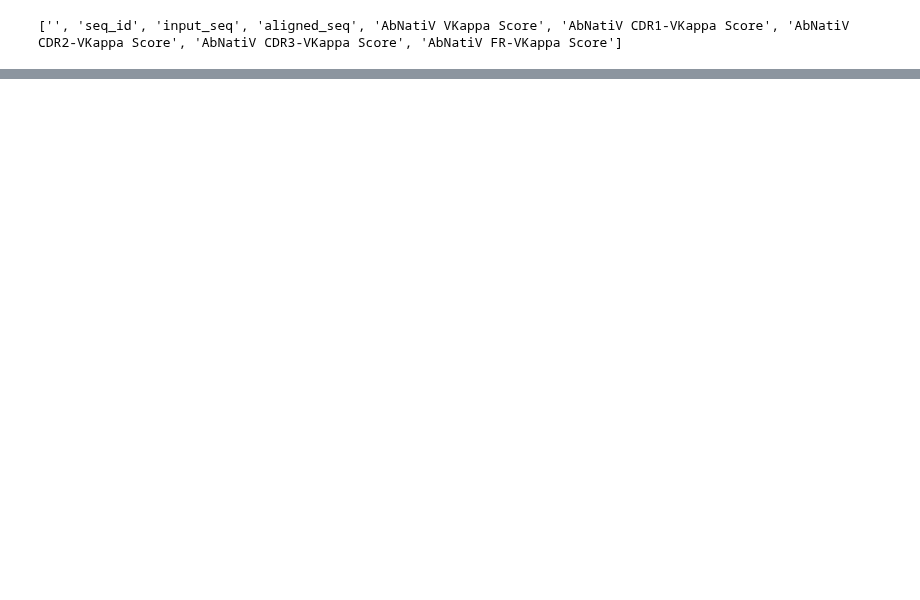
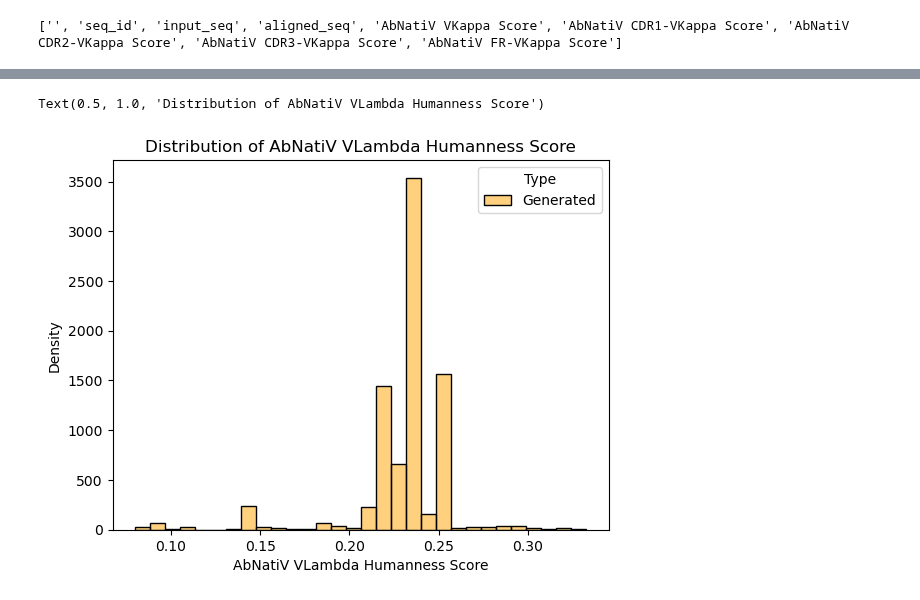
Before and after one commit to leaBroe/BERT_for_antibody_pairing, a Jupyter notebook: paired_model/BERT2BERT/humanness_score_AbnatiV/analyse_humanness_scores.ipynb, the cells around one changed output, grey strips where cells are left out. Saved outputs shown, nothing was run; the diff lists cells and outputs as text; code cells hidden in the pictures; blank space fills up the shorter version.

```diff
--- a/paired_model/BERT2BERT/humanness_score_AbnatiV/analyse_humanness_scores.ipynb
+++ b/paired_model/BERT2BERT/humanness_score_AbnatiV/analyse_humanness_scores.ipynb
@@ -37,0 +51,23 @@ Text(0.5, 1.0, 'Distribution of AbNatiV VKappa Humanness Score')
+# %%
+igl_gen_seqs = "/ibmm_data2/oas_database/paired_lea_tmp/paired_model/BERT2BERT/humanness_score_AbnatiV/PLAbDab_human_healthy_full_diverse_beam_search_5_temp_0.2_max_length_150_early_stopping_true_batch_size_64_epochs_50_lr_0.0001_wd_0.1/abnativ_output_full/full_igl_gen_sequences_abnativ_seq_scores.csv"
+
+#igl_true_seqs = "/ibmm_data2/oas_database/paired_lea_tmp/paired_model/BERT2BERT/humanness_score_AbnatiV/PLAbDab_human_healthy_full_diverse_beam_search_5_temp_0.2_max_length_150_early_stopping_true_batch_size_64_epochs_50_lr_0.0001_wd_0.1/abnativ_output_full/full_igl_true_sequences_abnativ_seq_scores.csv"
+
+igl_gen_seqs_df = pd.read_csv(igl_gen_seqs)
+#igl_true_seqs_df = pd.read_csv(igl_true_seqs)
+
+# extract AbNatiV Score
+abnativ_vlambda_score_gen = igl_gen_seqs_df["AbNatiV VKappa Score"]
+#abnativ_vlambda_score_true = igl_true_seqs_df["AbNatiV VLambda Score"]
+
+# Plot histogram with normalized frequency (density)
+sns.histplot(abnativ_vlambda_score_gen, bins=30, alpha=0.5, color="orange", label="Generated")
+
+# Add labels and legend
+plt.legend(title="Type")
+plt.xlabel("AbNatiV VLambda Humanness Score")
+plt.ylabel("Density")
+plt.title("Distribution of AbNatiV VLambda Humanness Score")
+# %% [output]
+Text(0.5, 1.0, 'Distribution of AbNatiV VLambda Humanness Score')
+[figure, added]
```
Also changed, not shown: parts of 2 cells of this notebook.
